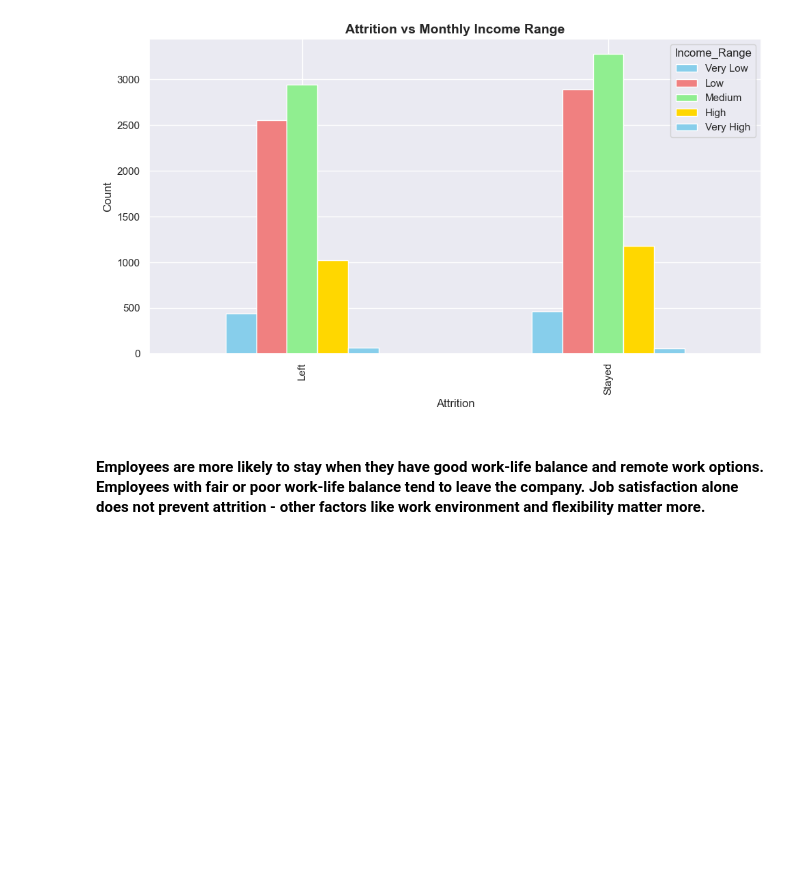
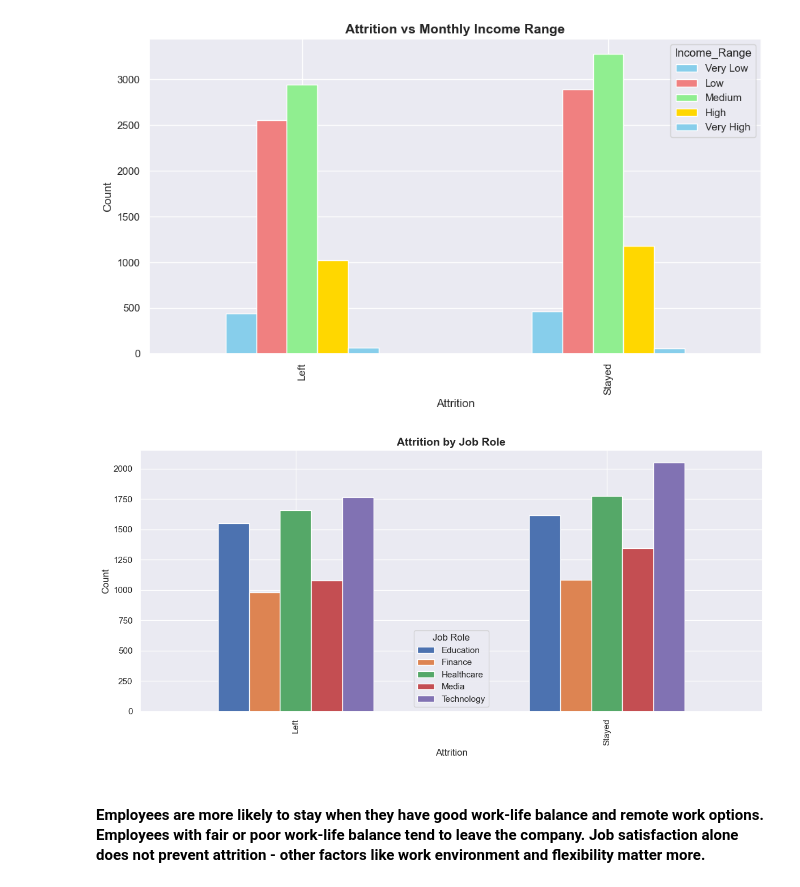
Before and after one commit to Hamza-rami/Jobs_dataset, a Jupyter notebook: describe_data.ipynb, the cells around one changed output. Drawn from its saved outputs; the diff is of its cells as text; code cells hidden in the pictures; blank space fills up the shorter version.

```diff
--- a/describe_data.ipynb
+++ b/describe_data.ipynb
@@ -150,5 +150,15 @@ plt.tight_layout()
 plt.show()
 # %% [output]
 [figure]
+# %%
+crosstab = pd.crosstab(df['Attrition'], df['Job Role'])
+crosstab.plot(kind='bar', figsize=(12, 6))
+plt.title('Attrition by Job Role', fontsize=14, fontweight='bold')
+plt.xlabel('Attrition', fontsize=12)
+plt.ylabel('Count', fontsize=12)
+plt.tight_layout()
+plt.show()
+# %% [output]
+[figure, added]
 # %% [markdown]
 #### Employees are more likely to stay when they have good work-life balance and remote work options. Employees with fair or poor work-life balance tend to leave the company. Job satisfaction alone does not prevent attrition - other factors like work environment and flexibility matter more.
```
Also changed, not shown: parts of 13 cells of this notebook, 1 other file.
